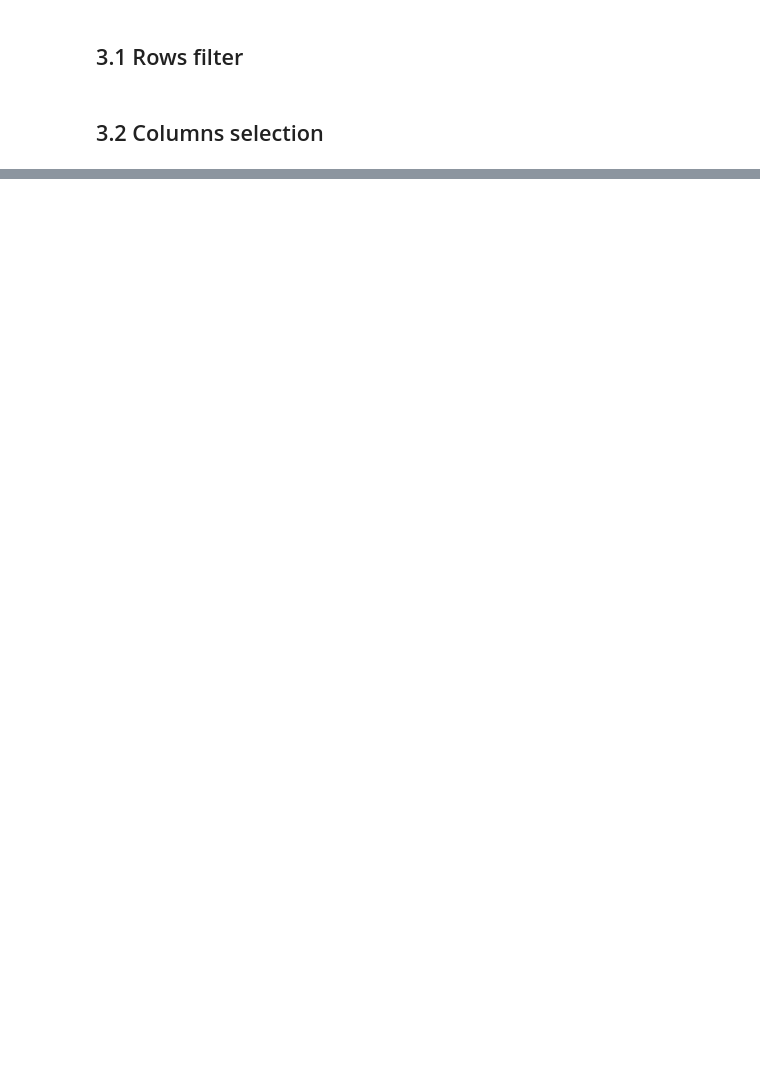
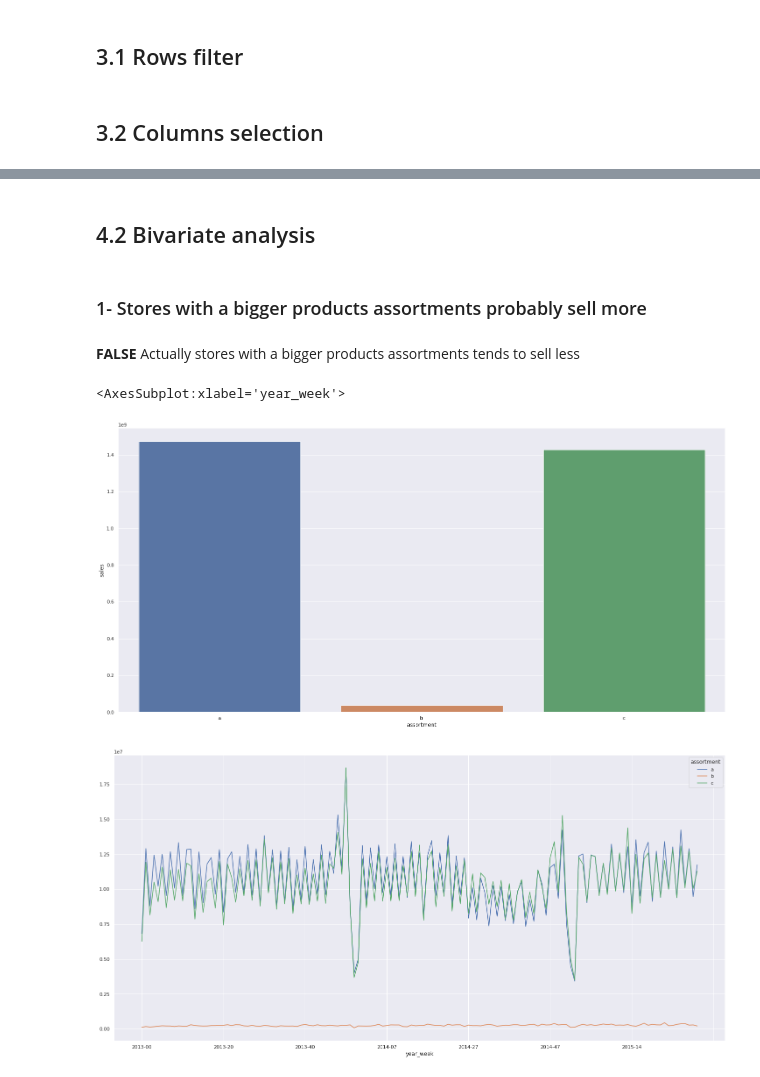
Before and after one commit to leon-amador/Rossman_sales, a Jupyter notebook: Rossman_sales_notebook.ipynb, the cells around one changed output, grey strips where cells are left out. Drawn from its saved outputs; the diff is of its cells as text; code cells hidden in the pictures; blank space fills up the shorter version.

```diff
--- a/Rossman_sales_notebook.ipynb
+++ b/Rossman_sales_notebook.ipynb
@@ -471,0 +507,19 @@ Index(['store', 'day_of_week', 'date', 'sales', 'promo', 'state_holiday',
+# %% [markdown]
+## 4.2 Bivariate analysis
+# %% [markdown]
+### 1- Stores with a bigger products assortments probably sell more
+# %% [markdown]
+**FALSE** Actually stores with a bigger products assortments tends to sell less
+# %%
+aux1 = df4[['assortment','sales']].groupby('assortment').sum().reset_index()
+sns.barplot(x='assortment',y='sales',data=aux1);
+
+aux2 = df4[['assortment','sales','year_week']].groupby(['year_week','assortment']).sum().reset_index()
+aux2.pivot(index='year_week',columns='assortment',values='sales').plot()
+
+#aux3 = aux2[aux2['assortment'] == 'extra']
+#aux3.pivot(index='year_week',columns='assortment',values='sales').plot()
+# %% [output]
+<AxesSubplot:xlabel='year_week'>
+[figure, added]
+[figure, added]
```
Also changed, not shown: parts of 33 cells of this notebook.
